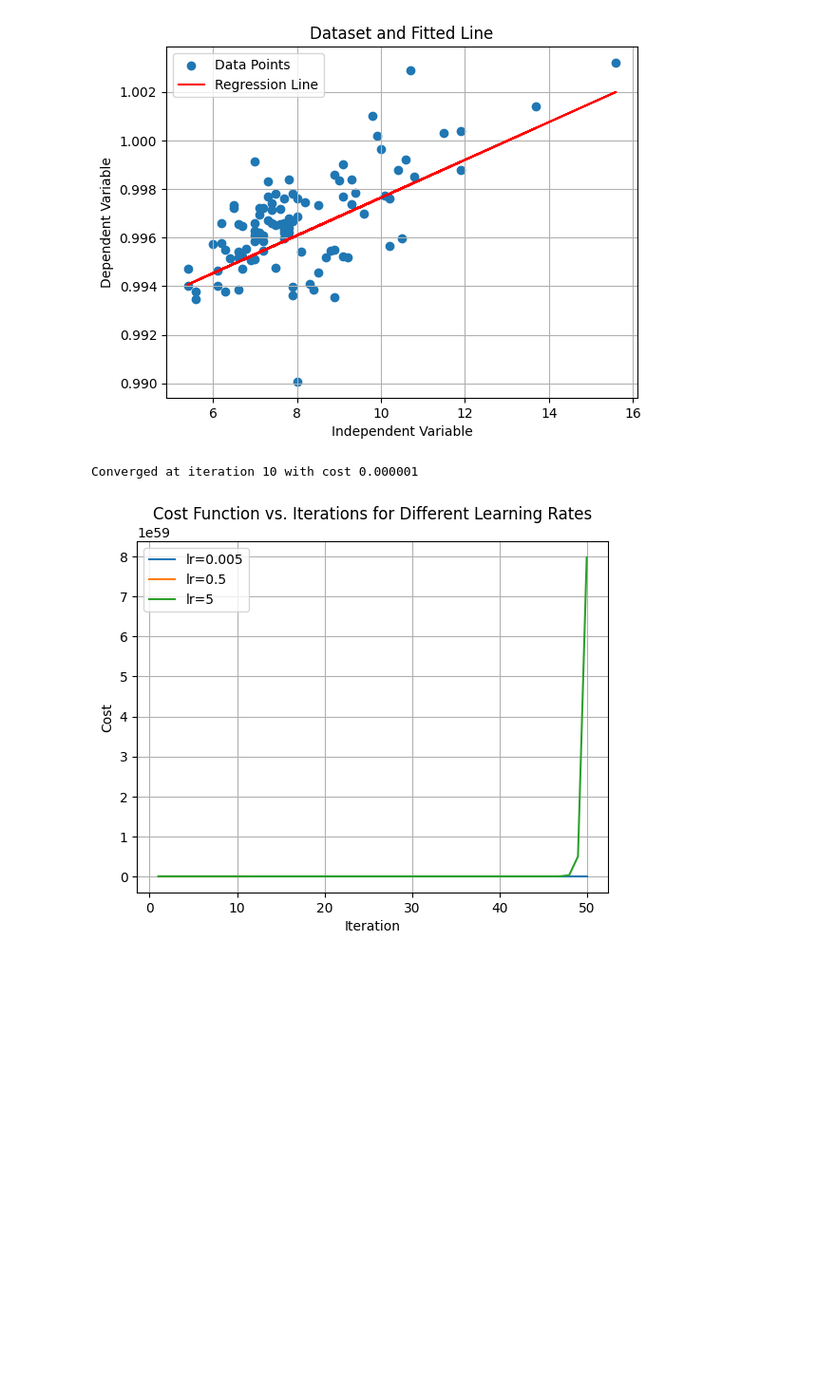
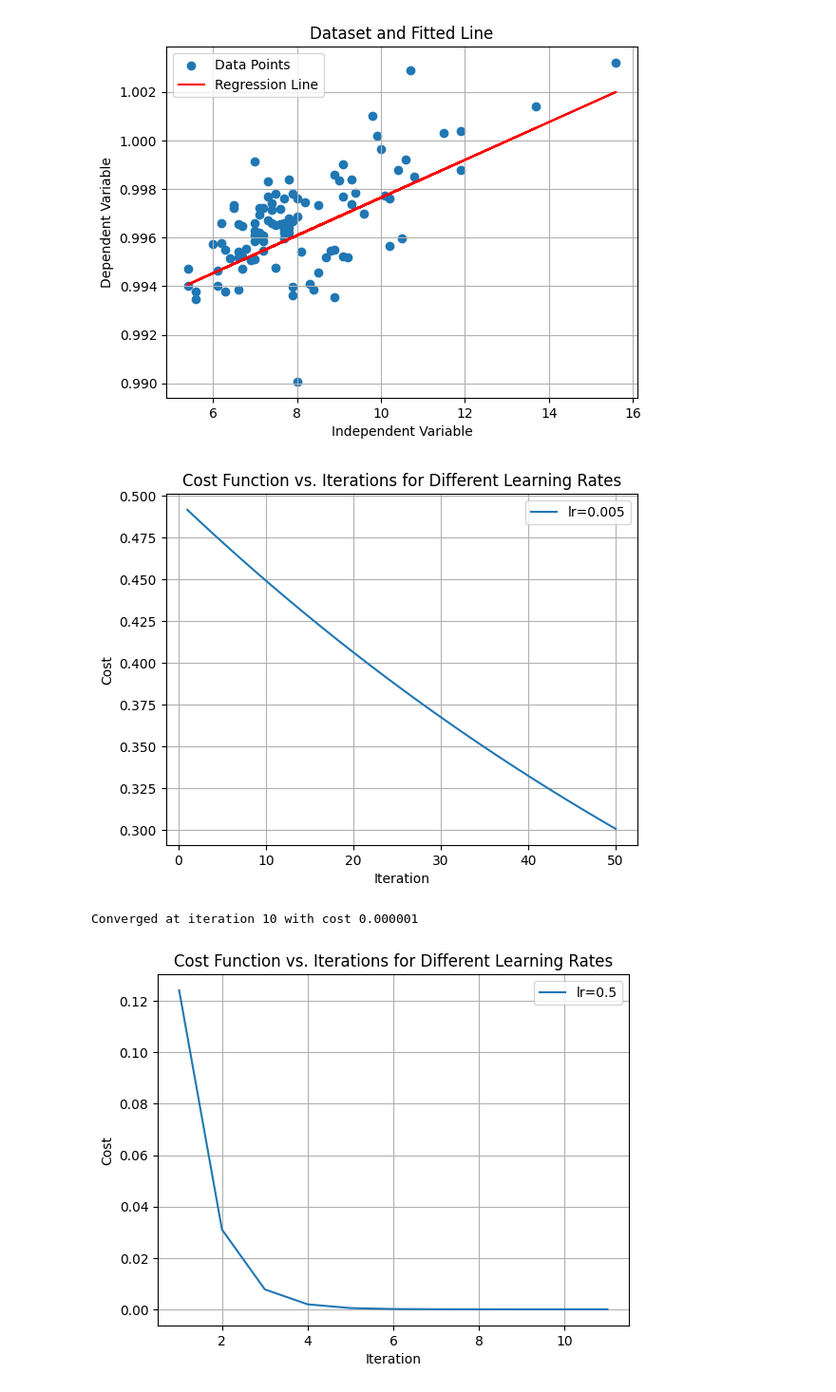
Before and after one commit to sarvansh451/ML_Assignments, a Jupyter notebook: 2205238_ASSIGNMENT1.ipynb, the cells around one changed output. Shown at 95% size. Drawn from its saved outputs; the diff is of its cells as text; code cells hidden in the pictures; blank space fills up the shorter version.

```diff
--- a/2205238_ASSIGNMENT1.ipynb
+++ b/2205238_ASSIGNMENT1.ipynb
@@ -75,17 +75,41 @@ plt.show()
 [figure]
 # %%
 # Question 4: Test model with different learning rates
-learning_rates = [0.005, 0.5, 5]
+learning_rates = [0.005]
 for lr in learning_rates:
     theta, costs_lr = gradient_descent(X_with_bias, y, np.zeros(X_with_bias.shape[1]), lr, 50)
     plt.plot(range(1, len(costs_lr) + 1), costs_lr, label=f"lr={lr}")
 
 plt.xlabel("Iteration")
 plt.ylabel("Cost")
 plt.title("Cost Function vs. Iterations for Different Learning Rates")
 plt.legend()
 plt.grid(True)
 plt.show()
+
+learning_rates = [0.5]
+for lr in learning_rates:
+    theta, costs_lr = gradient_descent(X_with_bias, y, np.zeros(X_with_bias.shape[1]), lr, 50)
+    plt.plot(range(1, len(costs_lr) + 1), costs_lr, label=f"lr={lr}")
+
+plt.xlabel("Iteration")
+plt.ylabel("Cost")
+plt.title("Cost Function vs. Iterations for Different Learning Rates")
+plt.legend()
+plt.grid(True)
+plt.show()
+learning_rates = [5]
+for lr in learning_rates:
+    theta, costs_lr = gradient_descent(X_with_bias, y, np.zeros(X_with_bias.shape[1]), lr, 50)
+    plt.plot(range(1, len(costs_lr) + 1), costs_lr, label=f"lr={lr}")
+
+plt.xlabel("Iteration")
+plt.ylabel("Cost")
+plt.title("Cost Function vs. Iterations for Different Learning Rates")
+plt.legend()
+plt.grid(True)
+plt.show()
 # %% [output]
+[figure, new version]
 Converged at iteration 10 with cost 0.000001
-[figure, old version]
+[figure, added]
```
Also changed, not shown: parts of 1 cell of this notebook.
